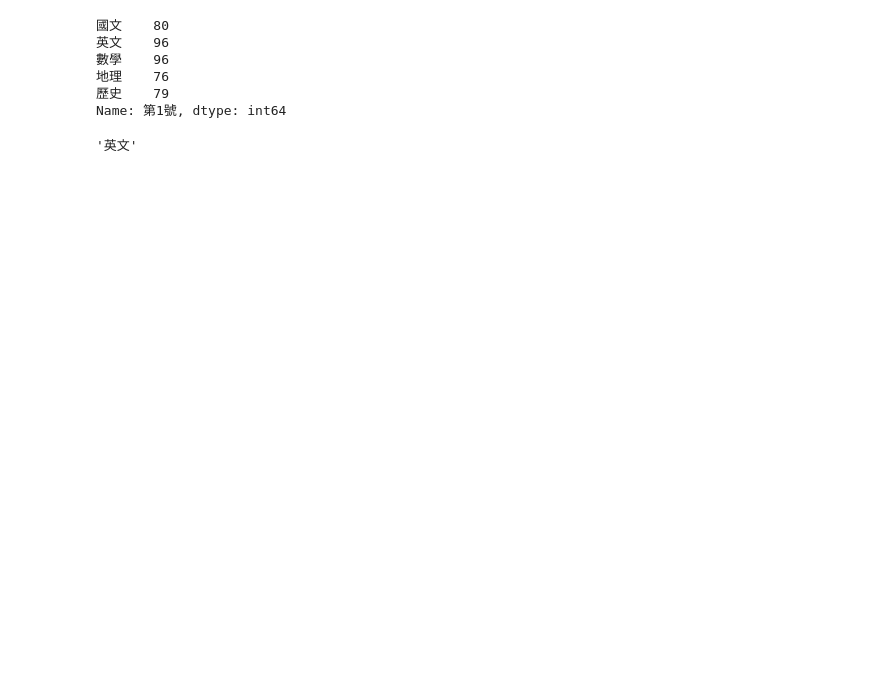
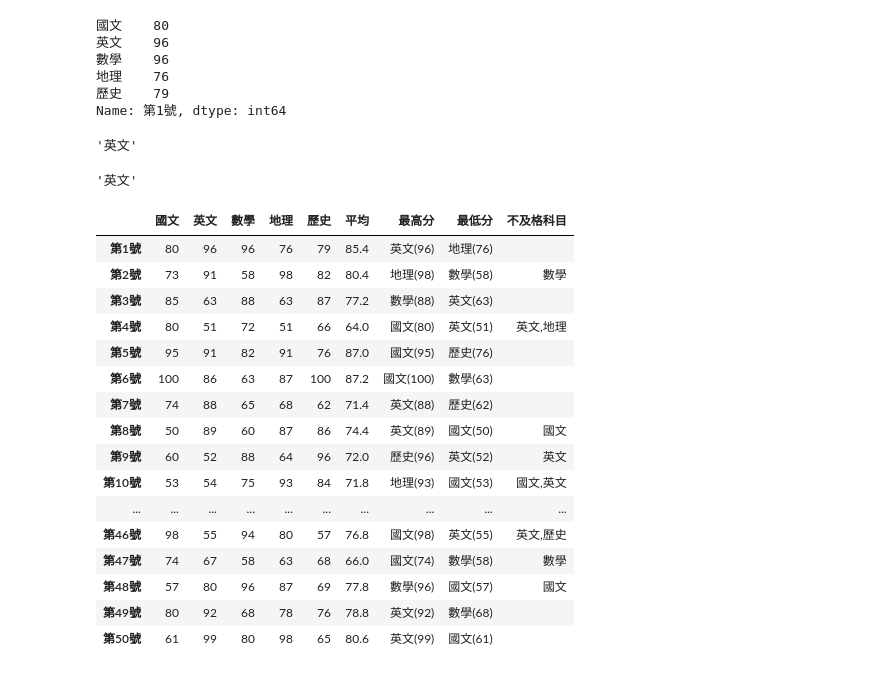
Before and after one commit to GraceWCH/2024_Python-class, a Jupyter notebook: lesson18/lesson18_4.ipynb, the cells around one changed output. Drawn from its saved outputs; the diff is of its cells as text; code cells hidden in the pictures; blank space fills up the shorter version.

```diff
--- a/lesson18/lesson18_4.ipynb
+++ b/lesson18/lesson18_4.ipynb
@@ -120,3 +121,35 @@ Name: 第1號, dtype: int64
 stu1[stu1 == stu1.max()].index.values.tolist()[0]
 # %% [output]
 '英文'
+# %%
+stu2 = stu.loc['第14號']
+",".join(list(stu2[stu2 < 60].index))
+# %% [output]
+'英文'
+# %%
+def efg(s) -> pd.Series: #return series
+    max_name = s[s == s.max()].index.values.tolist()[0]
+    min_name = s[s == s.min()].index.values.tolist()[0]
+    less60 = ",".join(list(s[s < 60].index))
+    return pd.Series([s.mean(),f'{max_name}({s.max()})',f'{min_name}({s.min()})',less60],
+                     index=["平均","最高分","最低分","不及格科目"])
+expand_stu = stu.apply(efg,axis=1)
+pd.concat([stu,expand_stu],axis=1)
+# %% [output]
+|  | 國文 | 英文 | 數學 | 地理 | 歷史 | 平均 | 最高分 | 最低分 | 不及格科目 |
+| 第1號 | 80 | 96 | 96 | 76 | 79 | 85.4 | 英文(96) | 地理(76) |  |
+| 第2號 | 73 | 91 | 58 | 98 | 82 | 80.4 | 地理(98) | 數學(58) | 數學 |
+| 第3號 | 85 | 63 | 88 | 63 | 87 | 77.2 | 數學(88) | 英文(63) |  |
+| 第4號 | 80 | 51 | 72 | 51 | 66 | 64.0 | 國文(80) | 英文(51) | 英文,地理 |
+| 第5號 | 95 | 91 | 82 | 91 | 76 | 87.0 | 國文(95) | 歷史(76) |  |
+| 第6號 | 100 | 86 | 63 | 87 | 100 | 87.2 | 國文(100) | 數學(63) |  |
+| 第7號 | 74 | 88 | 65 | 68 | 62 | 71.4 | 英文(88) | 歷史(62) |  |
+| 第8號 | 50 | 89 | 60 | 87 | 86 | 74.4 | 英文(89) | 國文(50) | 國文 |
+| 第9號 | 60 | 52 | 88 | 64 | 96 | 72.0 | 歷史(96) | 英文(52) | 英文 |
+| 第10號 | 53 | 54 | 75 | 93 | 84 | 71.8 | 地理(93) | 國文(53) | 國文,英文 |
+| ... | ... | ... | ... | ... | ... | ... | ... | ... | ... |
+| 第46號 | 98 | 55 | 94 | 80 | 57 | 76.8 | 國文(98) | 英文(55) | 英文,歷史 |
+| 第47號 | 74 | 67 | 58 | 63 | 68 | 66.0 | 國文(74) | 數學(58) | 數學 |
+| 第48號 | 57 | 80 | 96 | 87 | 69 | 77.8 | 數學(96) | 國文(57) | 國文 |
+| 第49號 | 80 | 92 | 68 | 78 | 76 | 78.8 | 英文(92) | 數學(68) |  |
+| 第50號 | 61 | 99 | 80 | 98 | 65 | 80.6 | 英文(99) | 國文(61) |  |
```
Also changed, not shown: parts of 1 cell of this notebook.
